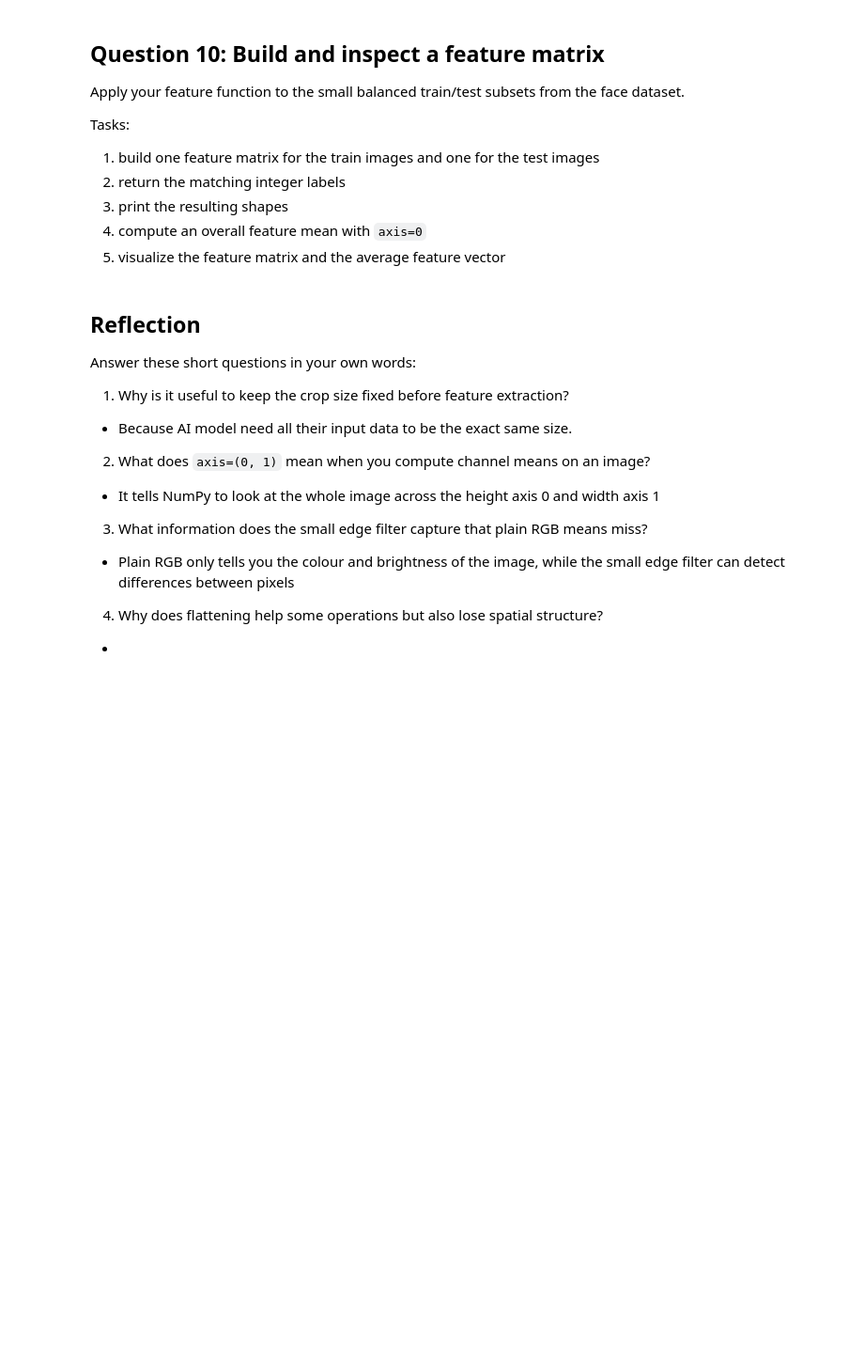
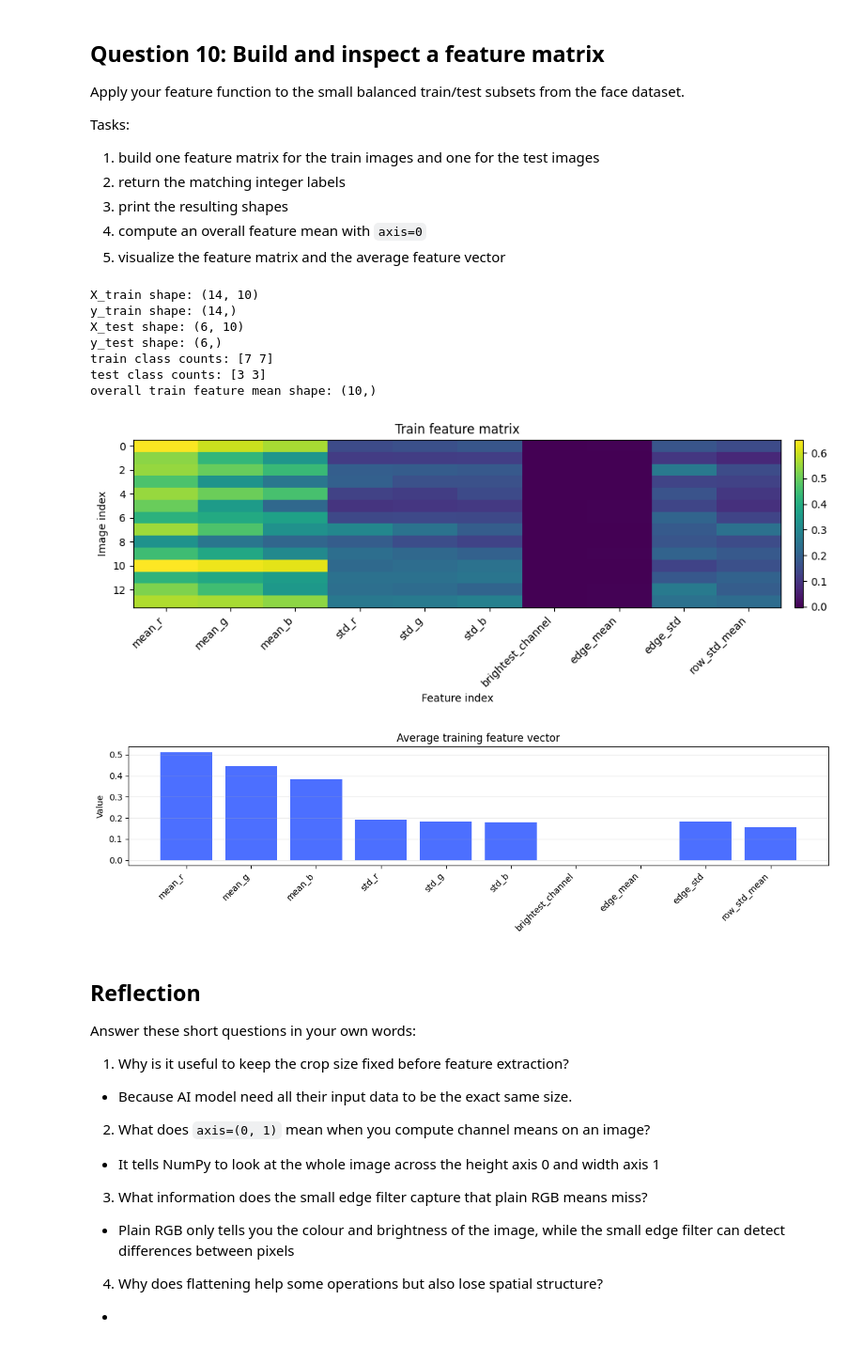
Before and after one commit to vgu-dsai-2026/lab-1-numpy-truongminhkhang3009, a Jupyter notebook: notebook.ipynb, the cells around one changed output. Shown at 94% size. Cells and saved outputs as stored; diff of their text form; code cells hidden in the pictures; blank space fills up the shorter version.

```diff
--- a/notebook.ipynb
+++ b/notebook.ipynb
@@ -459,34 +484,59 @@ Tasks:
 # %%
 def build_feature_matrix(paths: list[Path], kernel: np.ndarray) -> tuple[np.ndarray, np.ndarray]:
     # TODO: apply extract_features to every path and return X (features) and y (integer labels).
+    features = []
+    labels = []
+
+    for path in paths:
+        image = load_image_np(path)
+        feat = extract_features(image, kernel)
+        features.append(feat)
+
+        label_name = label_from_path(path)
+        labels.append(LABEL_TO_INDEX[label_name])
+
+    X = np.stack(features)
+    y = np.array(labels, dtype=int)
+
+    return X, y
     raise NotImplementedError("Build the feature matrix for the dataset subset.")
 
 
 X_train, y_train = build_feature_matrix(train_paths, EDGE_KERNEL)
 X_test, y_test = build_feature_matrix(test_paths, EDGE_KERNEL)
 print("X_train shape:", X_train.shape)
 print("y_train shape:", y_train.shape)
 print("X_test shape:", X_test.shape)
 print("y_test shape:", y_test.shape)
 print("train class counts:", np.bincount(y_train, minlength=2))
 print("test class counts:", np.bincount(y_test, minlength=2))
 
 train_feature_mean = X_train.mean(axis=0)
 print("overall train feature mean shape:", train_feature_mean.shape)
 
 fig, ax = plt.subplots(figsize=(10, 4))
 image = ax.imshow(X_train, aspect="auto", cmap="viridis")
 ax.set_title("Train feature matrix")
 ax.set_xlabel("Feature index")
 ax.set_ylabel("Image index")
 ax.set_xticks(range(len(FEATURE_NAMES)))
 ax.set_xticklabels(FEATURE_NAMES, rotation=45, ha="right")
 fig.colorbar(image, ax=ax, fraction=0.03, pad=0.02)
 fig.tight_layout()
 plt.show()
 
 fig, ax = plot_feature_vector(train_feature_mean, FEATURE_NAMES, title="Average training feature vector")
 plt.show()
+# %% [output]
+X_train shape: (14, 10)
+y_train shape: (14,)
+X_test shape: (6, 10)
+y_test shape: (6,)
+train class counts: [7 7]
+test class counts: [3 3]
+overall train feature mean shape: (10,)
+[figure, added]
+[figure, added]
 # %% [markdown]
 ## Reflection
 
```
Also changed, not shown: parts of 3 cells of this notebook.
